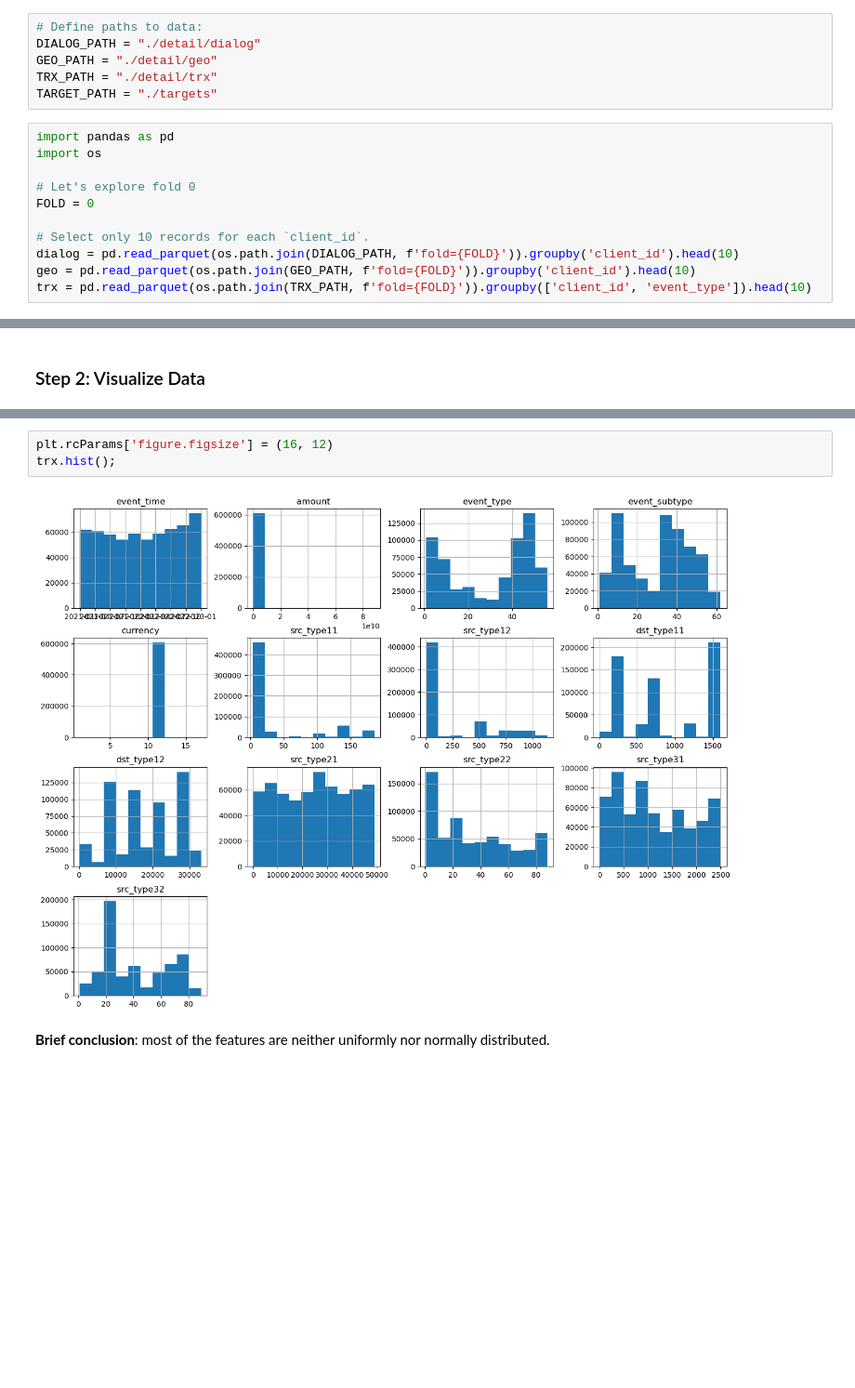
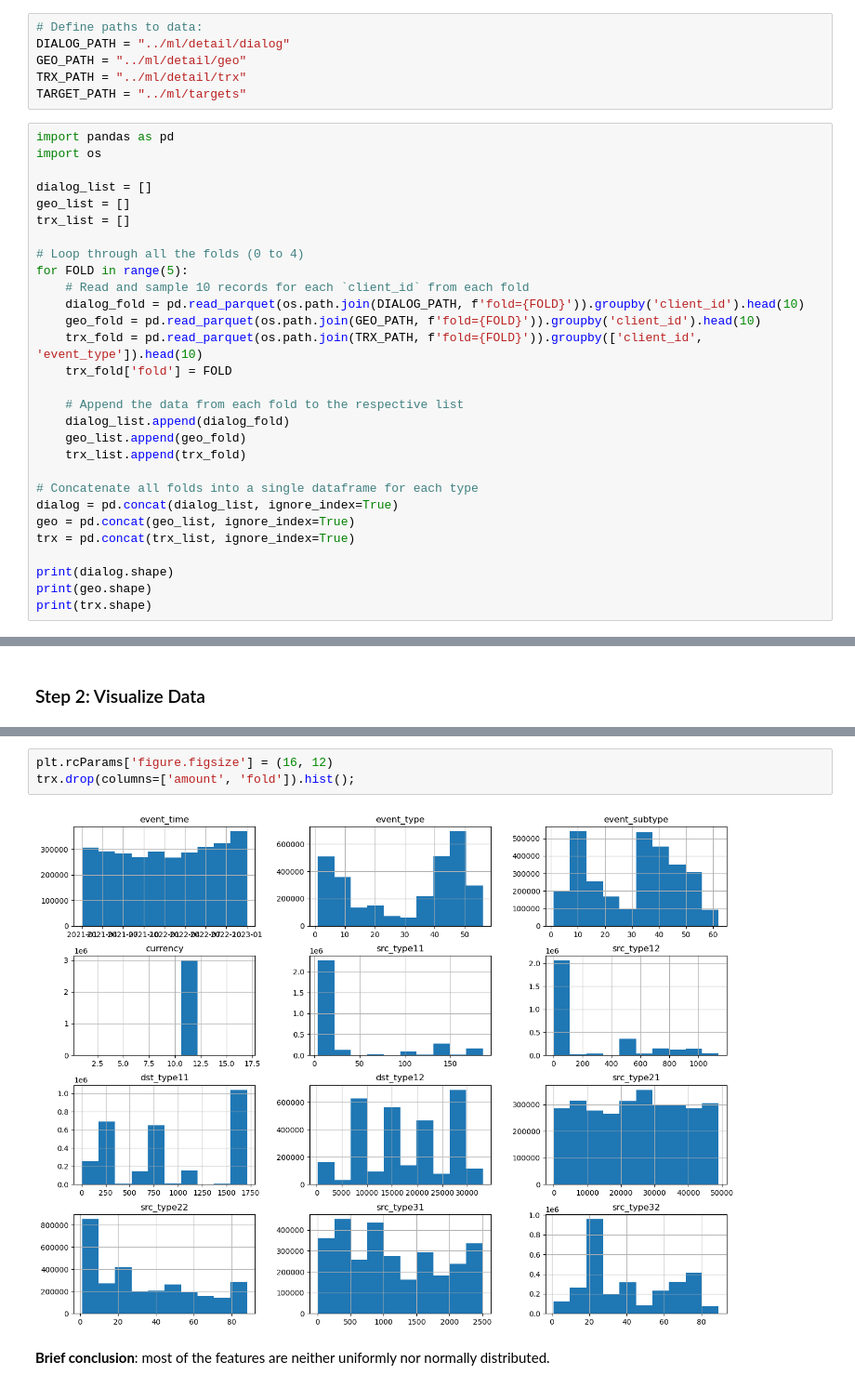
Before and after one commit to LexiStarikova/my_brief_EDA, a Jupyter notebook: solution.ipynb, the cells around one changed output, grey strips where cells are left out. Shown at 93% size. Cells and saved outputs as stored; diff of their text form; blank space fills up the shorter version.

```diff
--- a/solution.ipynb
+++ b/solution.ipynb
@@ -21,18 +21,36 @@ I opted to **sample the dataset**, selecting only a subset of records for each `
 - The sample size is **manageable**, enabling faster experimentation and analysis.
 # %%
 # Define paths to data:
-DIALOG_PATH = "./detail/dialog"
-GEO_PATH = "./detail/geo"
-TRX_PATH = "./detail/trx"
-TARGET_PATH = "./targets"
+DIALOG_PATH = "../ml/detail/dialog"
+GEO_PATH = "../ml/detail/geo"
+TRX_PATH = "../ml/detail/trx"
+TARGET_PATH = "../ml/targets"
 # %%
 import pandas as pd
 import os
 
-# Let's explore fold 0
-FOLD = 0
+dialog_list = []
+geo_list = []
+trx_list = []
 
-# Select only 10 records for each `client_id`.
-dialog = pd.read_parquet(os.path.join(DIALOG_PATH, f'fold={FOLD}')).groupby('client_id').head(10)
-geo = pd.read_parquet(os.path.join(GEO_PATH, f'fold={FOLD}')).groupby('client_id').head(10)
-trx = pd.read_parquet(os.path.join(TRX_PATH, f'fold={FOLD}')).groupby(['client_id', 'event_type']).head(10)
+# Loop through all the folds (0 to 4)
+for FOLD in range(5):
+    # Read and sample 10 records for each `client_id` from each fold
+    dialog_fold = pd.read_parquet(os.path.join(DIALOG_PATH, f'fold={FOLD}')).groupby('client_id').head(10)
+    geo_fold = pd.read_parquet(os.path.join(GEO_PATH, f'fold={FOLD}')).groupby('client_id').head(10)
+    trx_fold = pd.read_parquet(os.path.join(TRX_PATH, f'fold={FOLD}')).groupby(['client_id', 'event_type']).head(10)
+    trx_fold['fold'] = FOLD
+
+    # Append the data from each fold to the respective list
+    dialog_list.append(dialog_fold)
+    geo_list.append(geo_fold)
+    trx_list.append(trx_fold)
+
+# Concatenate all folds into a single dataframe for each type
+dialog = pd.concat(dialog_list, ignore_index=True)
+geo = pd.concat(geo_list, ignore_index=True)
+trx = pd.concat(trx_list, ignore_index=True)
+
+print(dialog.shape)
+print(geo.shape)
+print(trx.shape)
@@ -109,8 +131,8 @@ geo.hist();
 # %%
 plt.rcParams['figure.figsize'] = (16, 12)
-trx.hist();
+trx.drop(columns=['amount', 'fold']).hist();
 # %% [output]
-[figure, old version]
+[figure, new version]
 # %% [markdown]
 **Brief conclusion**: most of the features are neither uniformly nor normally distributed.
 # %% [markdown]
```
Also changed, not shown: parts of 29 cells of this notebook, 1 other file.
